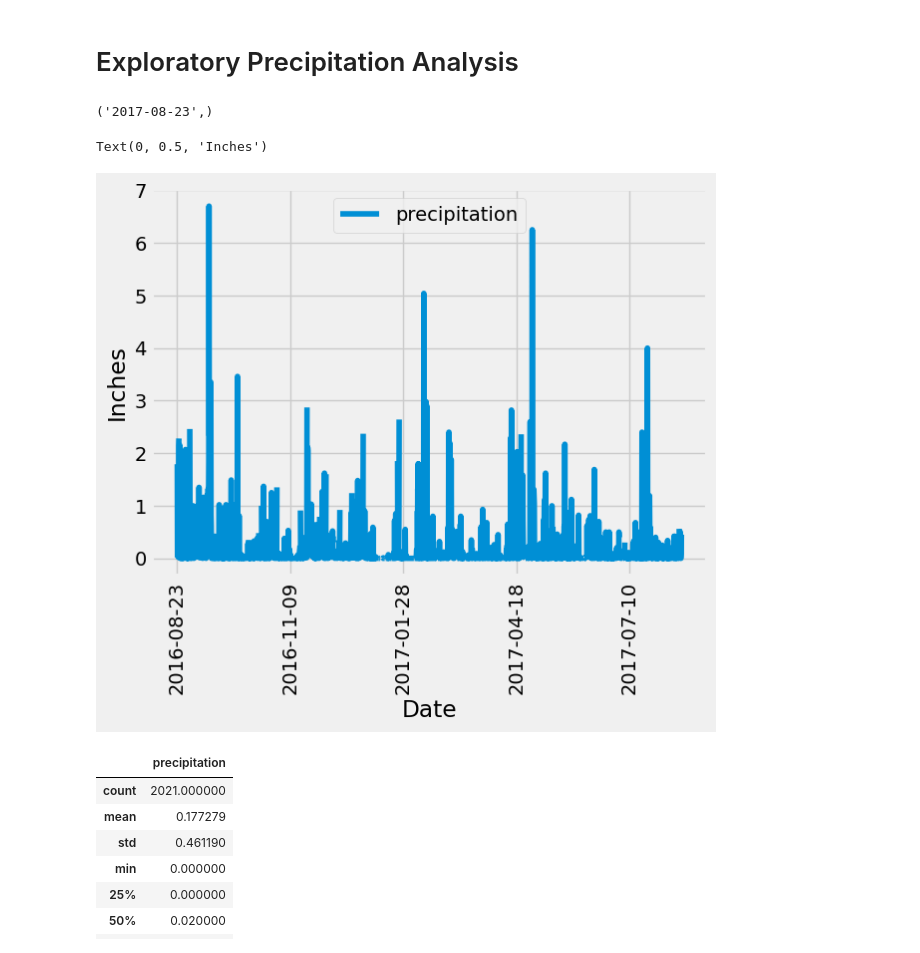
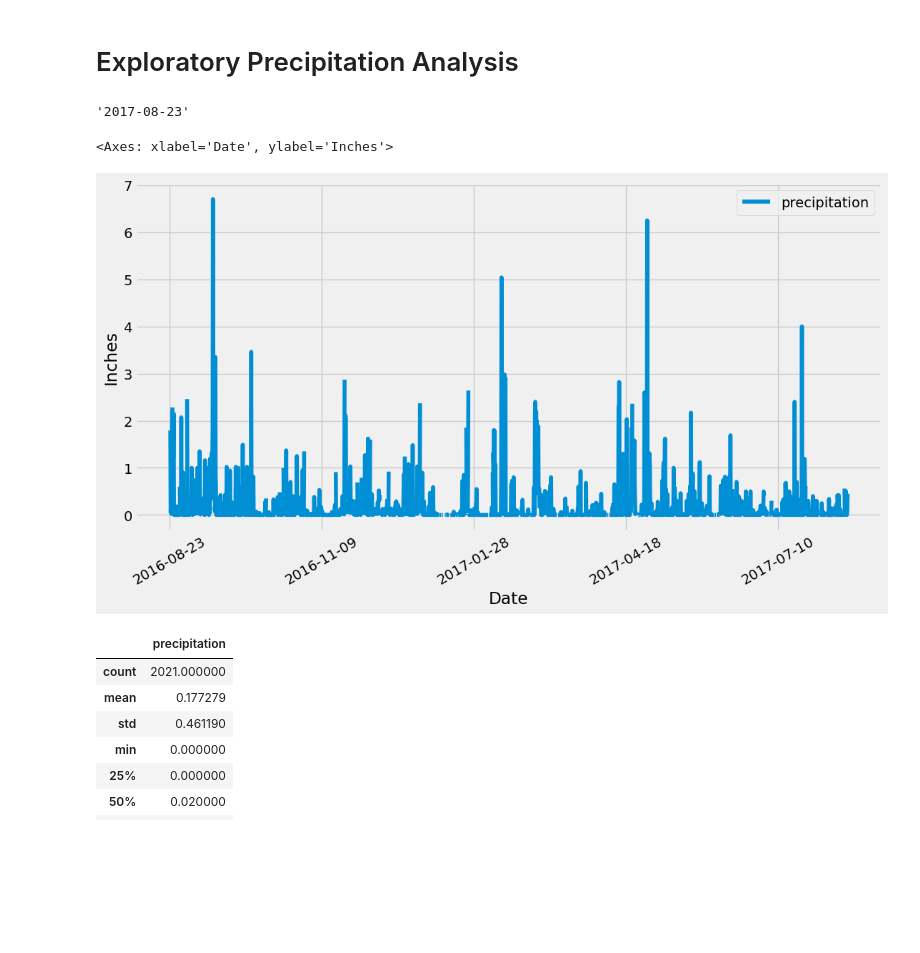
Before and after one commit to JDanmontano/sqlalchemy-challenge, a Jupyter notebook: Surfsup/climate_starter.ipynb, the cells around one changed output. Drawn from its saved outputs; the diff is of its cells as text; code cells hidden in the pictures; blank space fills up the shorter version.

```diff
--- a/Surfsup/climate_starter.ipynb
+++ b/Surfsup/climate_starter.ipynb
@@ -32,32 +32,40 @@ Base.classes.keys()
 # %%
 # Save references to each table
+Measurement = Base.classes.measurement
+Station = Base.classes.station
 # %%
 # Create our session (link) from Python to the DB
+session = Session(engine)
 # %% [markdown]
 # Exploratory Precipitation Analysis
 # %%
 # Find the most recent date in the data set.
+data_recent = session.query(func.max(Measurement.date)).first()[0]
+data_recent
 # %% [output]
-('2017-08-23',)
+'2017-08-23'
 # %%
 # Design a query to retrieve the last 12 months of precipitation data and plot the results.
 # Starting from the most recent data point in the database.
+# Calculate the date one year from the last date in data set.
+inital_date = date(2017,8,23)
 
-# Calculate the date one year from the last date in data set.
-
+last_date = inital_date - dt.timedelta(days=365)
 
 # Perform a query to retrieve the data and precipitation scores
-
+prev_12 = session.query(Measurement.date, Measurement.prcp).filter(Measurement.date >= last_date).all()
 
 # Save the query results as a Pandas DataFrame. Explicitly set the column names
-
+Values = pd.DataFrame(prev_12, columns=['date','precipitation'])
+Values.set_index('date',  inplace=True)
 
 # Sort the dataframe by date
-
+Values  = df.sort_values(by='date')
 
 # Use Pandas Plotting with Matplotlib to plot the data
+Values.plot(rot=30, xlabel = 'Date', ylabel='Inches', figsize=(12,6))
 # %% [output]
-Text(0, 0.5, 'Inches')
+<Axes: xlabel='Date', ylabel='Inches'>
-[figure, old version]
+[figure, new version]
 # %%
 # Use Pandas to calculate the summary statistics for the precipitation data
```
Also changed, not shown: parts of 8 cells of this notebook, 1 other file.
